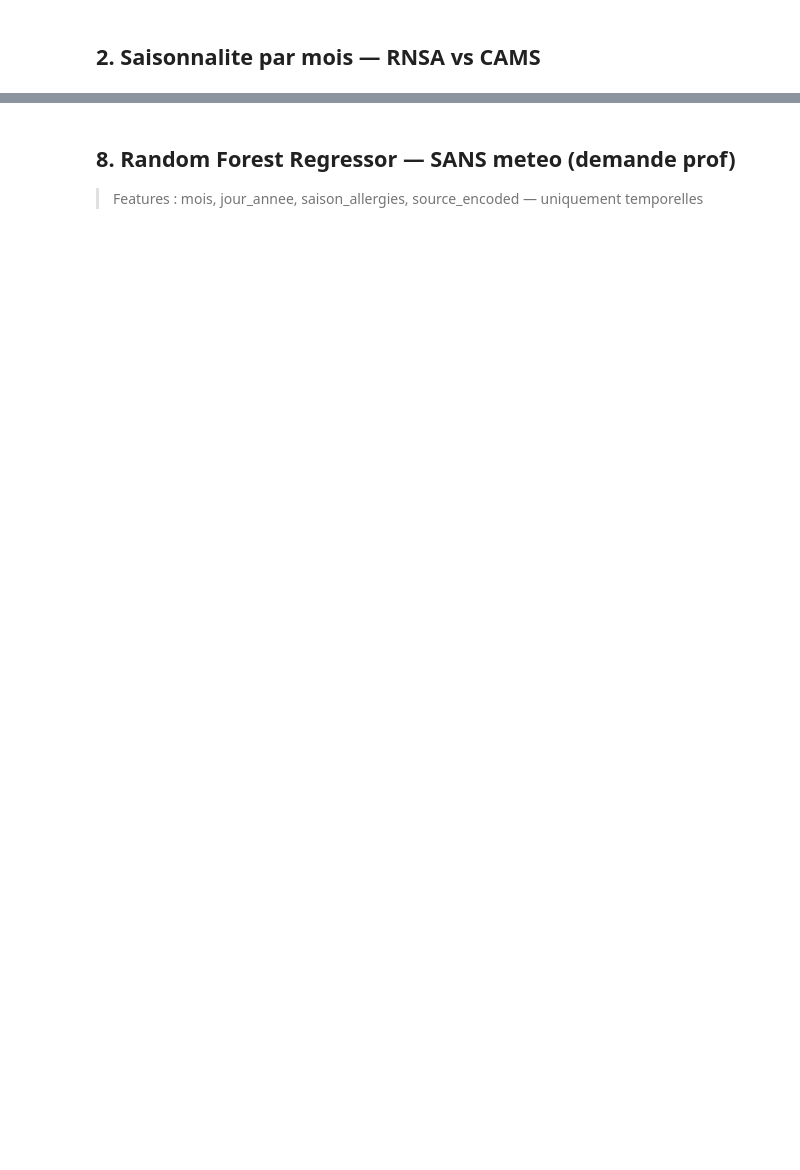
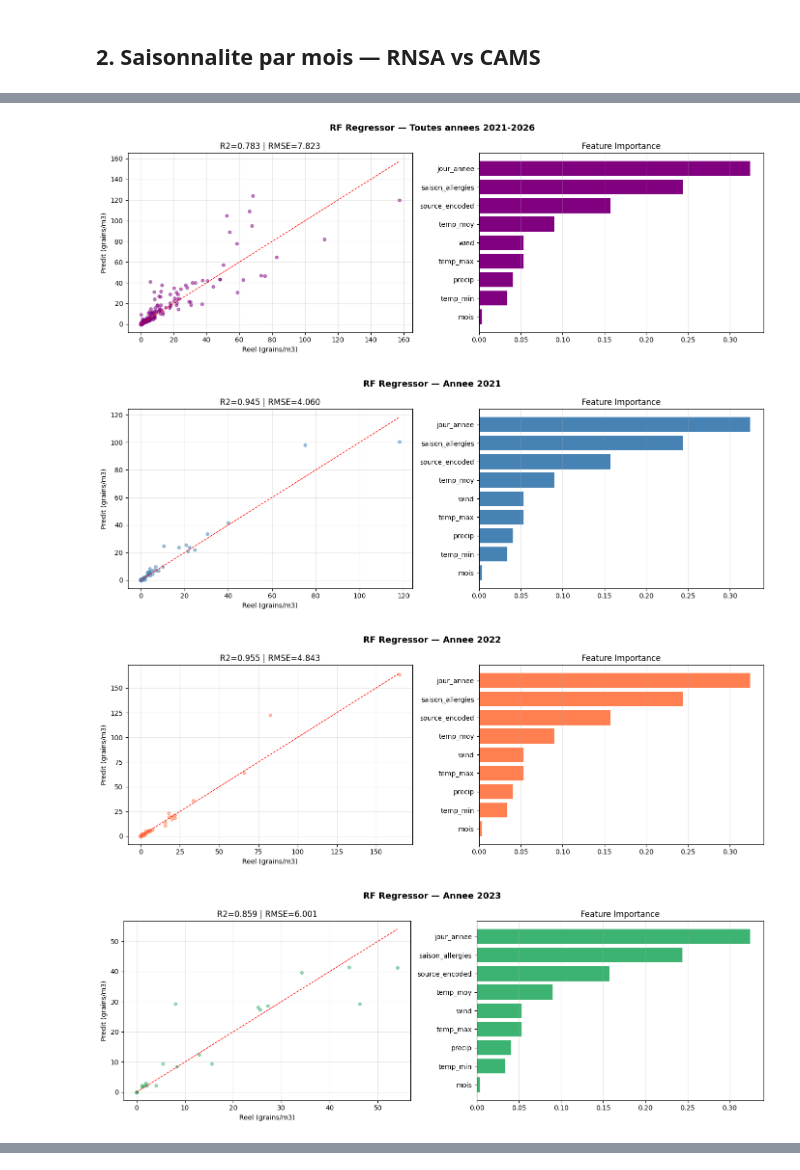
Before and after one commit to acabel42/antihistaminiques-pipeline, a Jupyter notebook: notebooks/eda_pollen_complet.ipynb, the cells around one changed output, grey strips where cells are left out. Cells and saved outputs as stored; diff of their text form; code cells hidden in the pictures; blank space fills up the shorter version.

```diff
--- a/notebooks/eda_pollen_complet.ipynb
+++ b/notebooks/eda_pollen_complet.ipynb
@@ -337,30 +311,35 @@ for annee in sorted(merged['annee'].unique()):
 # %%
-def plot_rf_bloc(res, features, suffix=''):
+def plot_rf_bloc(res, features):
     fig, axes = plt.subplots(1, 2, figsize=(14, 5))
     fig.suptitle(f"RF Regressor — {res['label']}", fontsize=13, fontweight='bold')
 
     axes[0].scatter(res['y_test'], res['y_pred'], alpha=0.5, color=res['color'], s=20)
     max_val = max(float(res['y_test'].max()), float(res['y_pred'].max()))
     axes[0].plot([0,max_val],[0,max_val],'r--',linewidth=1)
     axes[0].set_xlabel('Reel (grains/m3)')
     axes[0].set_ylabel('Predit (grains/m3)')
     axes[0].set_title(f"R2={res['r2']:.3f} | RMSE={res['rmse']:.3f}")
     axes[0].grid(True, alpha=0.3)
 
     df_tmp = merged.copy().sort_values('date').reset_index(drop=True)
     df_tmp['gram_next'] = df_tmp['graminees'].shift(-1)
     df_tmp = df_tmp.dropna(subset=['gram_next']+features)
     rf_tmp = RandomForestRegressor(n_estimators=100,random_state=42)
     rf_tmp.fit(df_tmp[features], df_tmp['gram_next'])
     imp = pd.DataFrame({'feature':features,'importance':rf_tmp.feature_importances_}).sort_values('importance',ascending=True)
     axes[1].barh(imp['feature'], imp['importance'], color=res['color'])
     axes[1].set_title('Feature Importance')
     axes[1].grid(True, alpha=0.3, axis='x')
 
     plt.tight_layout()
     fname = res['label'].replace(' ','_').replace('-','_')
-    plt.savefig(f"/Users/nellyta/Jedha/notebooks/rf_complet_{suffix}_{fname}.png", dpi=150, bbox_inches='tight')
+    plt.savefig(f"/Users/nellyta/Jedha/notebooks/rf_complet_{fname}.png", dpi=150, bbox_inches='tight')
     plt.show()
 
 for key in resultats_meteo:
-    plot_rf_bloc(resultats_meteo[key], features_meteo, suffix='meteo')
+    plot_rf_bloc(resultats_meteo[key], features_meteo)
+# %% [output]
+[figure, added]
+[figure, added]
+[figure, added]
+[figure, added]
@@ -367,3 +348,0 @@ for key in resultats_meteo:
-# %% [markdown]
-## 8. Random Forest Regressor — SANS meteo (demande prof)
-> Features : mois, jour_annee, saison_allergies, source_encoded — uniquement temporelles
```
Also changed, not shown: parts of 20 cells of this notebook, 11 other files.
